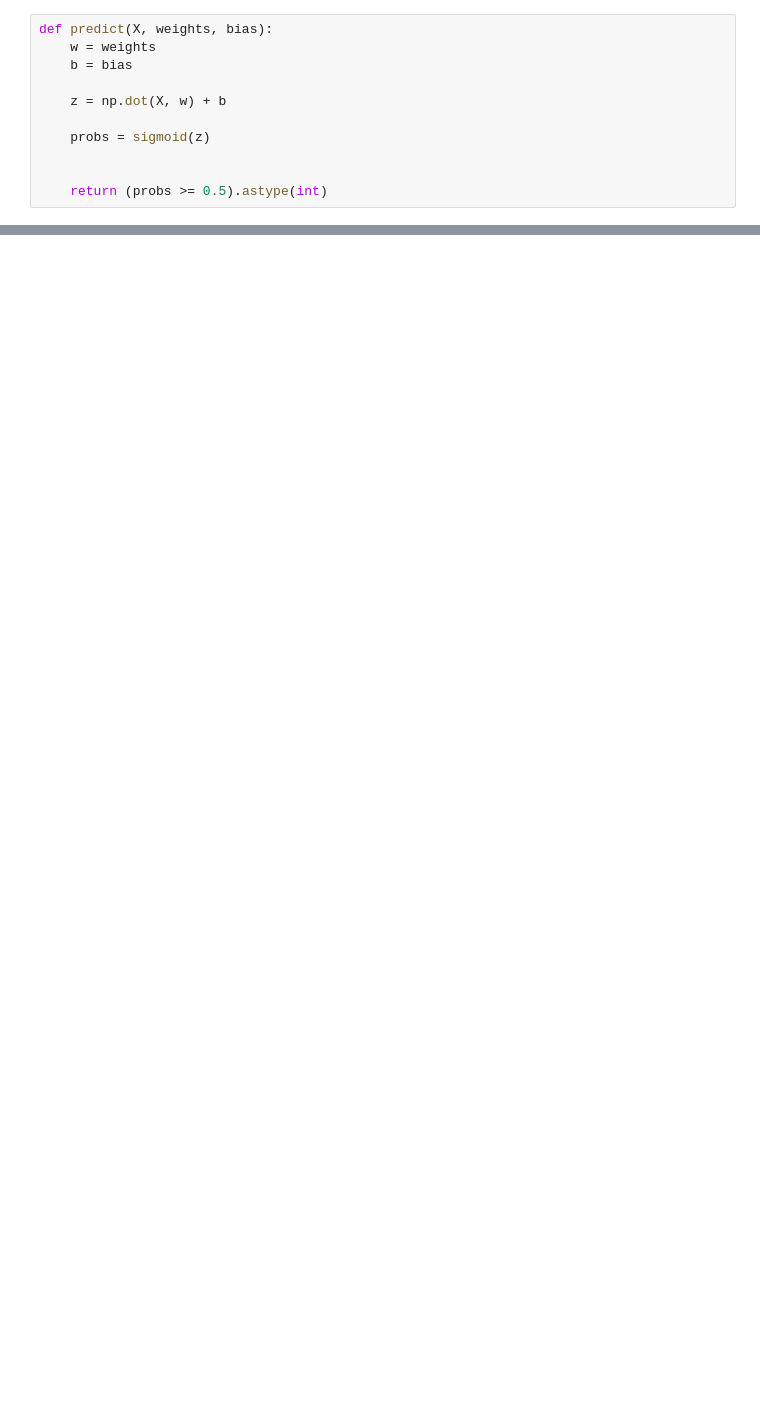
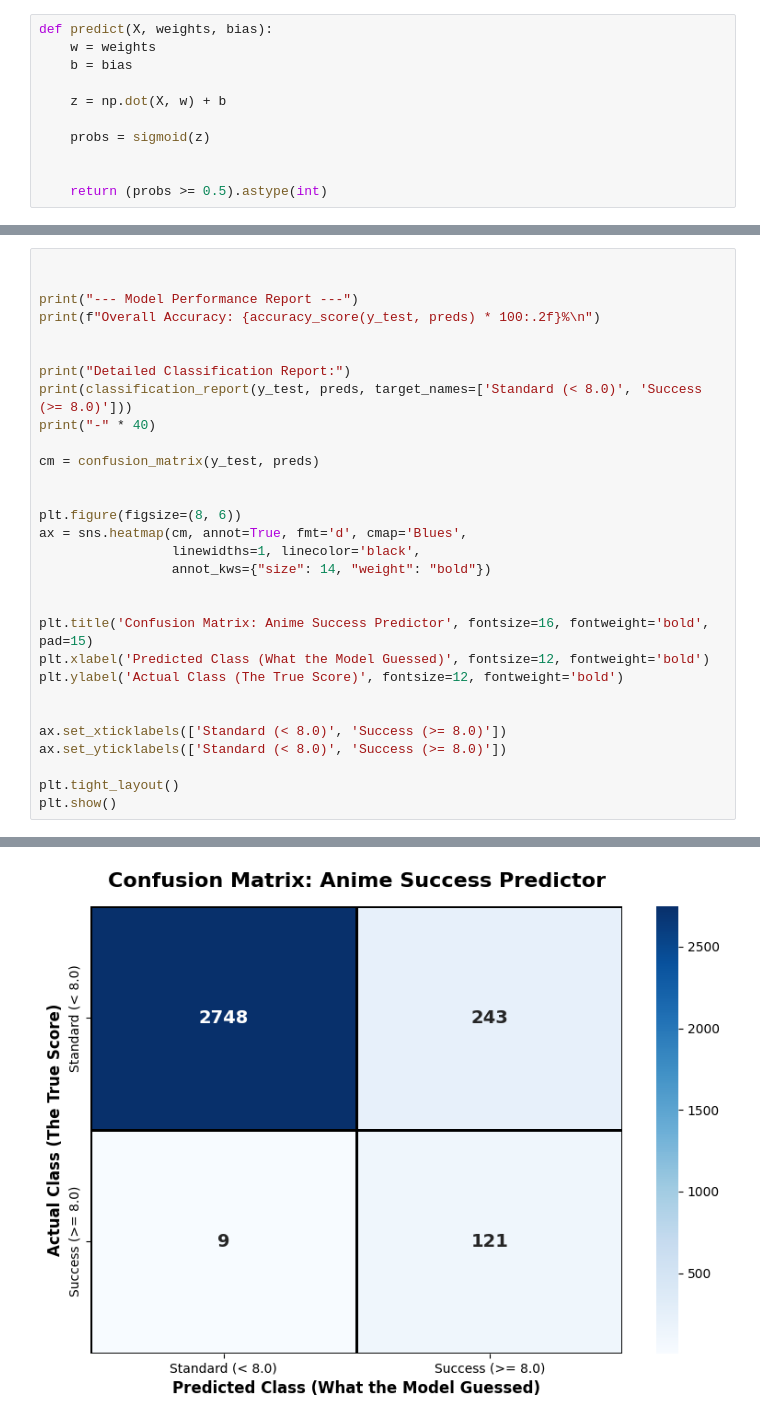
Before and after one commit to architpoonia09/Anime-Success-Predictor, a Jupyter notebook: animeSuccessPredictor.ipynb, the cells around one changed output, grey strips where cells are left out. Saved outputs shown, nothing was run; the diff lists cells and outputs as text; blank space fills up the shorter version.

```diff
--- a/animeSuccessPredictor.ipynb
+++ b/animeSuccessPredictor.ipynb
@@ -416,0 +507,31 @@ plt.show()
+# %%
+
+
+print("--- Model Performance Report ---")
+print(f"Overall Accuracy: {accuracy_score(y_test, preds) * 100:.2f}%\n")
+
+
+print("Detailed Classification Report:")
+print(classification_report(y_test, preds, target_names=['Standard (< 8.0)', 'Success (>= 8.0)']))
+print("-" * 40)
+
+cm = confusion_matrix(y_test, preds)
+
+
+plt.figure(figsize=(8, 6))
+ax = sns.heatmap(cm, annot=True, fmt='d', cmap='Blues',
+                 linewidths=1, linecolor='black',
+                 annot_kws={"size": 14, "weight": "bold"})
+
+
+plt.title('Confusion Matrix: Anime Success Predictor', fontsize=16, fontweight='bold', pad=15)
+plt.xlabel('Predicted Class (What the Model Guessed)', fontsize=12, fontweight='bold')
+plt.ylabel('Actual Class (The True Score)', fontsize=12, fontweight='bold')
+
+
+ax.set_xticklabels(['Standard (< 8.0)', 'Success (>= 8.0)'])
+ax.set_yticklabels(['Standard (< 8.0)', 'Success (>= 8.0)'])
+
+plt.tight_layout()
+plt.show()
+# %% [output]
@@ -416,0 +552 @@ plt.show()
+[figure, added]
```
Also changed, not shown: parts of 33 cells of this notebook.
